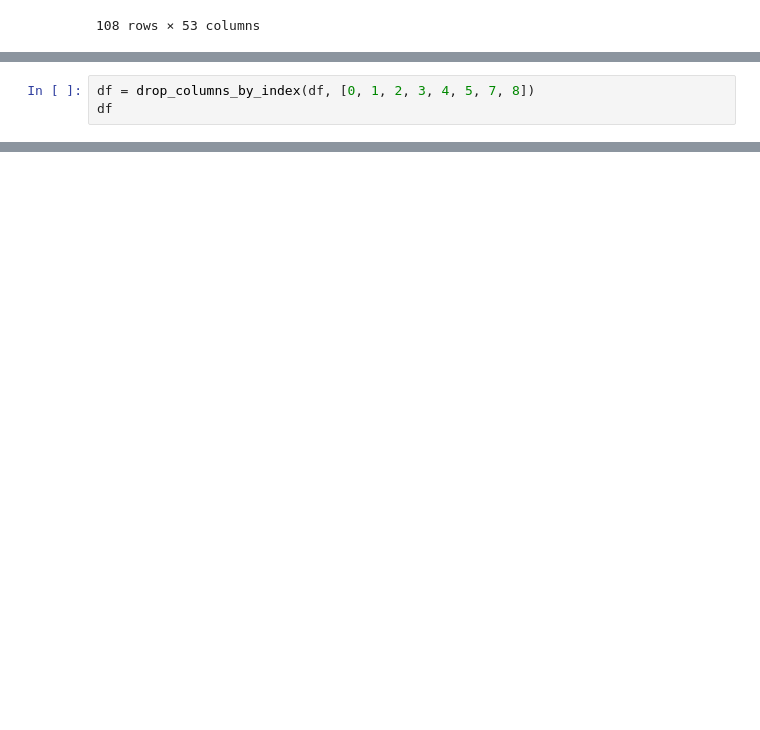
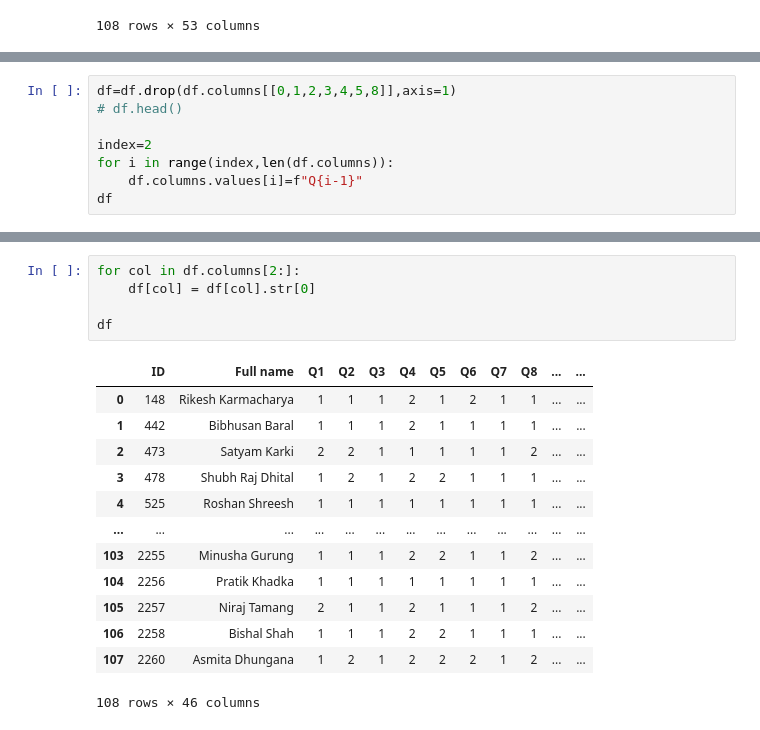
Before and after one commit to Anonymous719/Vark-notebooks, a Jupyter notebook: notebooks/ils_analysis.ipynb, the cells around one changed output, grey strips where cells are left out. Drawn from its saved outputs; the diff is of its cells as text; blank space fills up the shorter version.

```diff
--- a/notebooks/ils_analysis.ipynb
+++ b/notebooks/ils_analysis.ipynb
@@ -37,3 +21,0 @@ def drop_columns_by_index(df, columns_to_drop):
-# %%
-df = drop_columns_by_index(df, [0, 1, 2, 3, 4, 5, 7, 8])
-df
@@ -53,0 +22,8 @@ df
+# %%
+df=df.drop(df.columns[[0,1,2,3,4,5,8]],axis=1)
+# df.head()
+
+index=2
+for i in range(index,len(df.columns)):
+    df.columns.values[i]=f"Q{i-1}"
+df
@@ -53,0 +44,19 @@ df
+# %%
+for col in df.columns[2:]:
+    df[col] = df[col].str[0]
+
+df
+# %% [output]
+|  | ID | Full name | Q1 | Q2 | Q3 | Q4 | Q5 | Q6 | Q7 | Q8 | ... | ... |
+| 0 | 148 | Rikesh Karmacharya | 1 | 1 | 1 | 2 | 1 | 2 | 1 | 1 | ... | ... |
+| 1 | 442 | Bibhusan Baral | 1 | 1 | 1 | 2 | 1 | 1 | 1 | 1 | ... | ... |
+| 2 | 473 | Satyam Karki | 2 | 2 | 1 | 1 | 1 | 1 | 1 | 2 | ... | ... |
+| 3 | 478 | Shubh Raj Dhital | 1 | 2 | 1 | 2 | 2 | 1 | 1 | 1 | ... | ... |
+| 4 | 525 | Roshan Shreesh | 1 | 1 | 1 | 1 | 1 | 1 | 1 | 1 | ... | ... |
+| ... | ... | ... | ... | ... | ... | ... | ... | ... | ... | ... | ... | ... |
+| 103 | 2255 | Minusha Gurung | 1 | 1 | 1 | 2 | 2 | 1 | 1 | 2 | ... | ... |
+| 104 | 2256 | Pratik Khadka | 1 | 1 | 1 | 1 | 1 | 1 | 1 | 1 | ... | ... |
+| 105 | 2257 | Niraj Tamang | 2 | 1 | 1 | 2 | 1 | 1 | 1 | 2 | ... | ... |
+| 106 | 2258 | Bishal Shah | 1 | 1 | 1 | 2 | 2 | 1 | 1 | 1 | ... | ... |
+| 107 | 2260 | Asmita Dhungana | 1 | 2 | 1 | 2 | 2 | 2 | 1 | 2 | ... | ... |
+108 rows × 46 columns
```
Also changed, not shown: parts of 7 cells of this notebook.
